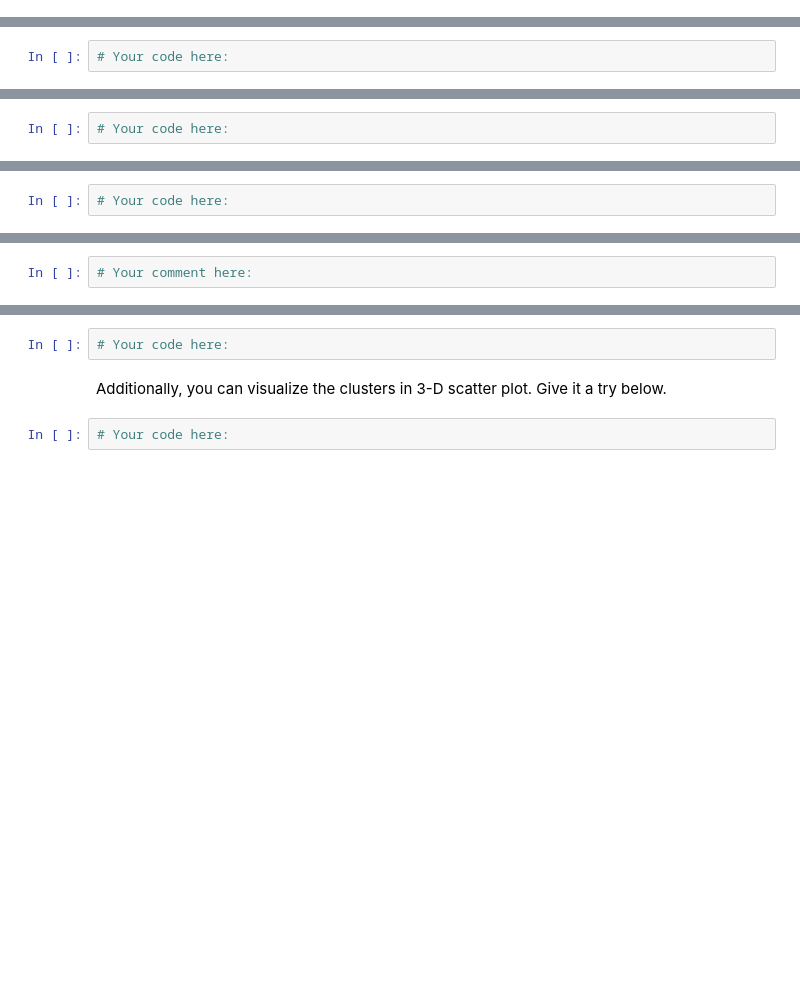
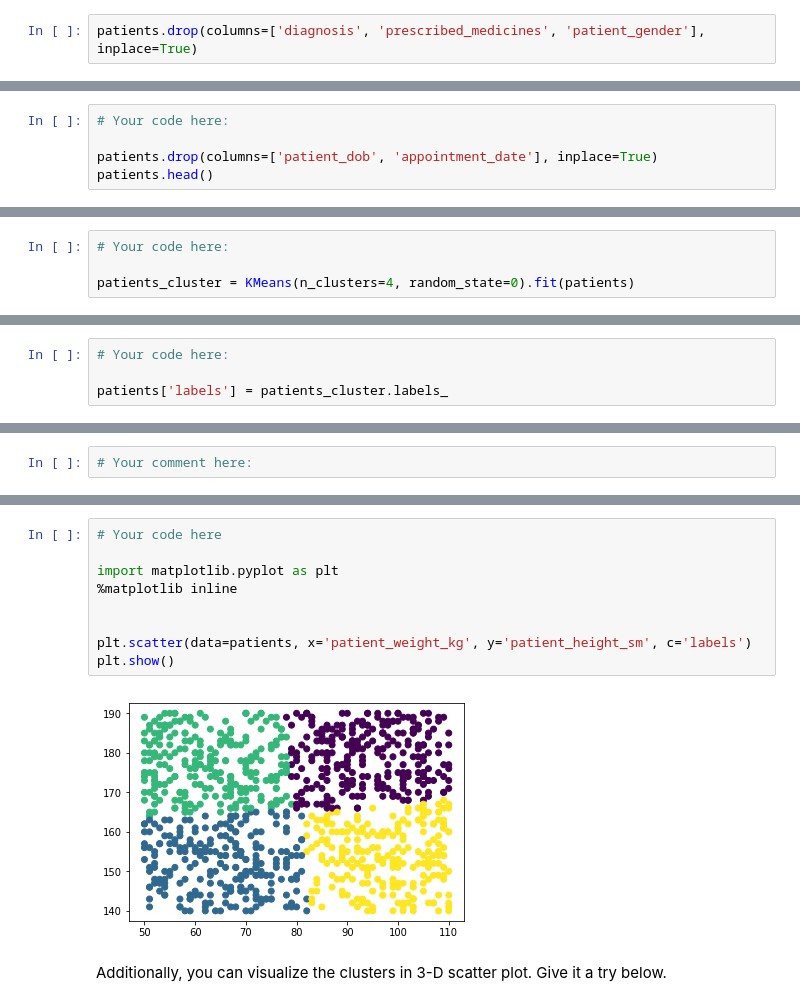
Before and after one commit to ta-datapt-bcn/lab-unsupervised-learning-and-sklearn, a Jupyter notebook: your-code/main.ipynb, the cells around one changed output, grey strips where cells are left out. Saved outputs shown, nothing was run; the diff lists cells and outputs as text; blank space fills up the shorter version.

```diff
--- a/your-code/main.ipynb
+++ b/your-code/main.ipynb
@@ -170,3 +510,5 @@ In the next cells, do the following:
+# %%
+patients.drop(columns=['diagnosis', 'prescribed_medicines', 'patient_gender'], inplace=True)
 # %% [markdown]
 Let's look at the head again to ensure the re-encoding and dropping are successful:
 # %%
@@ -175,3 +526,6 @@ Let's look at the head again to ensure the re-encoding and dropping are successf
 An interesting observation is that all patients are no older than 2 years. However, their weights and heights indicate that they are adults. This cannot be true. Therefore, we can either trust the weight and height columns or the DOB column. Since there are other columns that indicate that these are adults (they have emails, some have diabetes) we will drop the `patient_dob` column. We will also drop the `appointment_date` column since it has too many unique values to transform to a dummy variable. Drop the two columns in the cell below.
 # %%
 # Your code here:
+
+patients.drop(columns=['patient_dob', 'appointment_date'], inplace=True)
+patients.head()
@@ -181,10 +542,14 @@ An interesting observation is that all patients are no older than 2 years. Howev
 We start by initializing and fitting a model in the cell below. Call this model patients_cluster.
 # %%
 # Your code here:
+
+patients_cluster = KMeans(n_clusters=4, random_state=0).fit(patients)
 # %% [markdown]
 Attach the labels to the dataframe. Do this by accessing the `labels_` in the `patients_cluster` model and assign them to a new column in `patients` that you will call `labels`.
 # %%
 # Your code here:
+
+patients['labels'] = patients_cluster.labels_
 # %% [markdown]
 Now using a `groupby`, find the mean of every variable in `patients` and group by the `labels` column. This summary will allow us to see how the patients differ between the clusters. Your output should look similar to the image below.
 
@@ -203,9 +578,16 @@ How did k-means cluster the data? You can obtain an intuitive view with a scatte
 If the scatter plot does not make any sense to you, it means the features you chose to visualize are not the right ones. You should be able to see 4 clear clusters with different colors in your visualization that suggests how k-means had clustered your data.
 
 ![Cluster Visualization](../images/clusters.png)
-# %%
-# Your code here:
+# %%
+# Your code here
+
+import matplotlib.pyplot as plt
+%matplotlib inline
+
+
+plt.scatter(data=patients, x='patient_weight_kg', y='patient_height_sm', c='labels')
+plt.show()
+# %% [output]
+[figure, added]
 # %% [markdown]
 Additionally, you can visualize the clusters in 3-D scatter plot. Give it a try below.
-# %%
-# Your code here:
```
Also changed, not shown: parts of 43 cells of this notebook.
